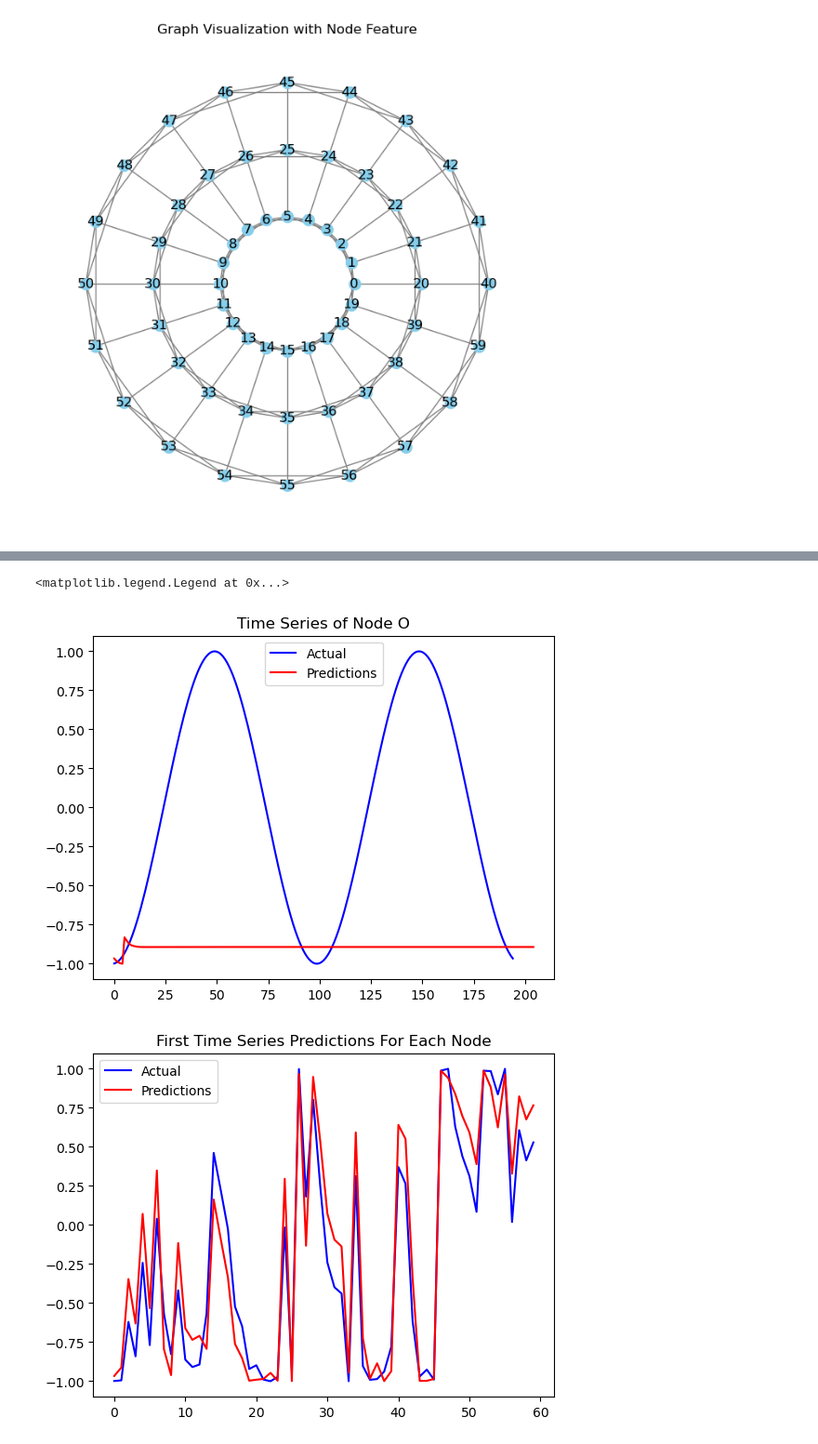
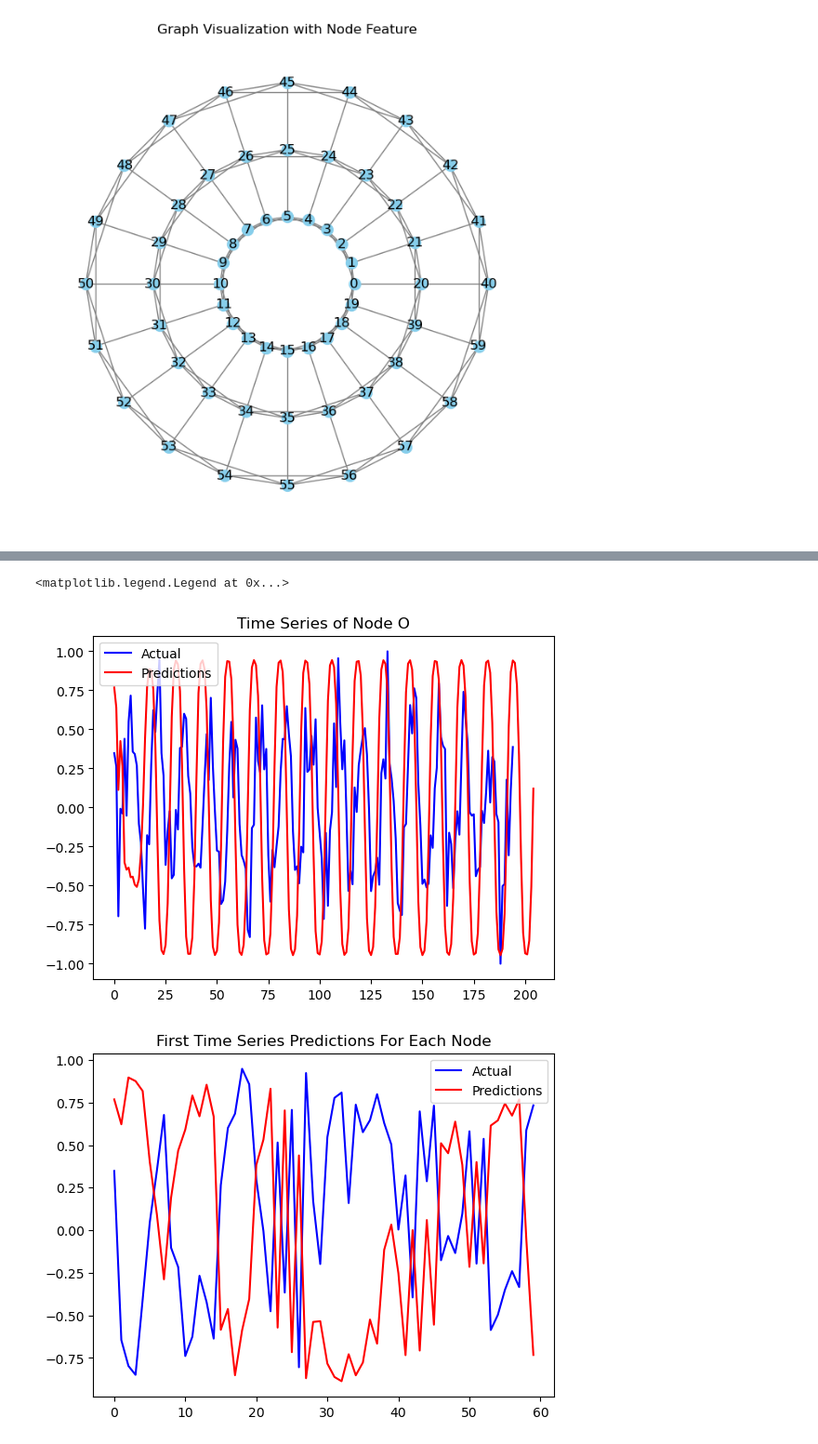
Before and after one commit to winstonqian/Forecast-Node-Time-Series, a Jupyter notebook: Trial Project.ipynb, the cells around one changed output, grey strips where cells are left out. Shown at 93% size. Cells and saved outputs as stored; diff of their text form; code cells hidden in the pictures.

```diff
--- a/Trial Project.ipynb
+++ b/Trial Project.ipynb
@@ -70,7 +71,7 @@ plt.show()
 frequency = 1
 time_steps = 200
 influence_strength = 0.5
-
+'''For each node at each time step, add all its neighbor's previous time step together to make a noise (Becomes mean of a gaussian distribution)'''
 # Function to generate random time series (sine waves)
 def generate_initial_time_series(num_nodes, frequency, time_steps, i):
     np.random.seed(i)
@@ -78,12 +79,12 @@ def generate_initial_time_series(num_nodes, frequency, time_steps, i):
 
     for i in range(num_nodes):
         random_start = np.random.rand() * 2 * np.pi  # Generate a random starting point
-        t = np.linspace(random_start, random_start + 4 * np.pi, time_steps)
+        t = np.linspace(random_start, random_start + 32 * np.pi, time_steps)
 
         # Generate Gaussian noise
-        # noise = np.random.normal(0, 0.1, time_steps)
+        noise = np.random.normal(0, 0.1, time_steps)
 
-        initial_time_series[i, :] = np.sin(frequency * t) #+ noise
+        initial_time_series[i, :] = np.sin(frequency * t) + noise
 
     return initial_time_series
 
@@ -127,10 +128,11 @@ normalized_adjusted_time_series = normalize_time_series(adjusted_time_series)
 previous_step = 5
 
 # Add time series to Data
-data.y = torch.tensor(normalized_adjusted_time_series[:, 0:100], dtype=torch.float)
+num_training = int(time_steps*0.8)
+data.y = torch.tensor(normalized_adjusted_time_series[:, 0:num_training], dtype=torch.float)
 data.input = []
 data.output = []
-for i in range(100 - previous_step):
+for i in range(num_training - previous_step):
     data.input.append(data.y[:, i:i+previous_step])
     data.output.append(data.y[:, i+previous_step:i+previous_step+1])
 data.input = torch.stack(data.input)
@@ -223,33 +225,33 @@ Epoch: 100, Average Loss: 0.21718326210975647
 # %%
 def predictions(model, data, num_time_steps):
     # Initialize the predictions tensor
     num_nodes = data.num_nodes
     predictions = data.y[:, 0:previous_step].unsqueeze(0)
 
     model.eval()  # Set the model to evaluation mode
     with torch.no_grad():
         for t in range(num_time_steps):
             # Predict the next time step value
             predicted_next_values = model(predictions[:, :, -previous_step:], data.edge_index)
             predictions = torch.cat([predictions, predicted_next_values], dim=-1)
     return predictions
 
 # Perform the auto-regressive prediction
-predictions_values = predictions(model, data, time_steps)
+prediction_values = predictions(model, data, time_steps)
 
 # Plot Time Series of Node O
 plt.plot(normalized_adjusted_time_series[0, previous_step:], 'b', label = 'Actual')
 plt.plot(predictions_values[0, 0, :], 'r', label = 'Predictions')
 plt.title("Time Series of Node O")
 plt.legend()
 
 # Plot First Time Series Predictions For Each Node
 plt.figure()
 plt.plot(normalized_adjusted_time_series[:, previous_step], 'b', label = 'Actual')
 plt.plot(predictions_values[0, :, 0], 'r', label = 'Predictions')
 plt.title("First Time Series Predictions For Each Node")
 plt.legend()
 # %% [output]
 <matplotlib.legend.Legend at 0x...>
-[figure, old version]
+[figure, new version]
-[figure, old version]
+[figure, new version]
```
Also changed, not shown: parts of 4 cells of this notebook.
